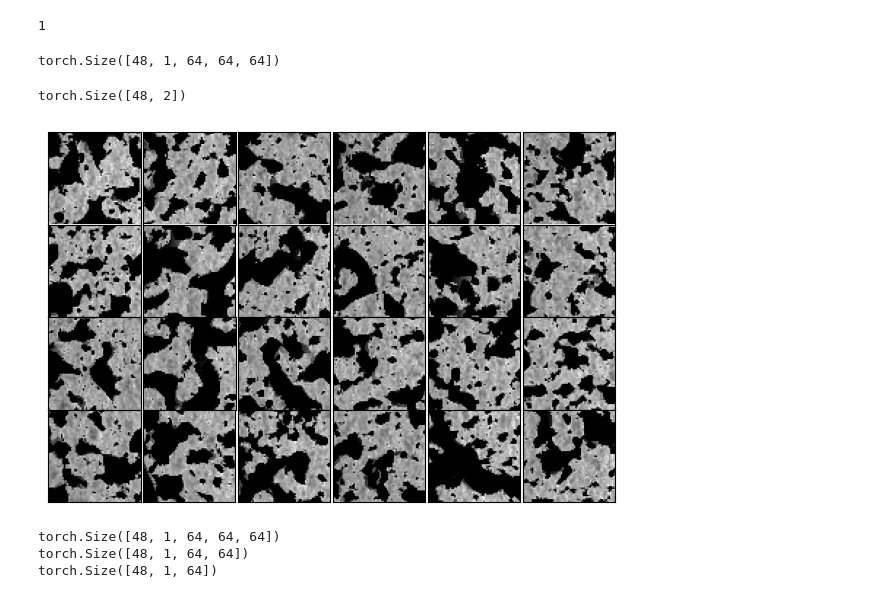
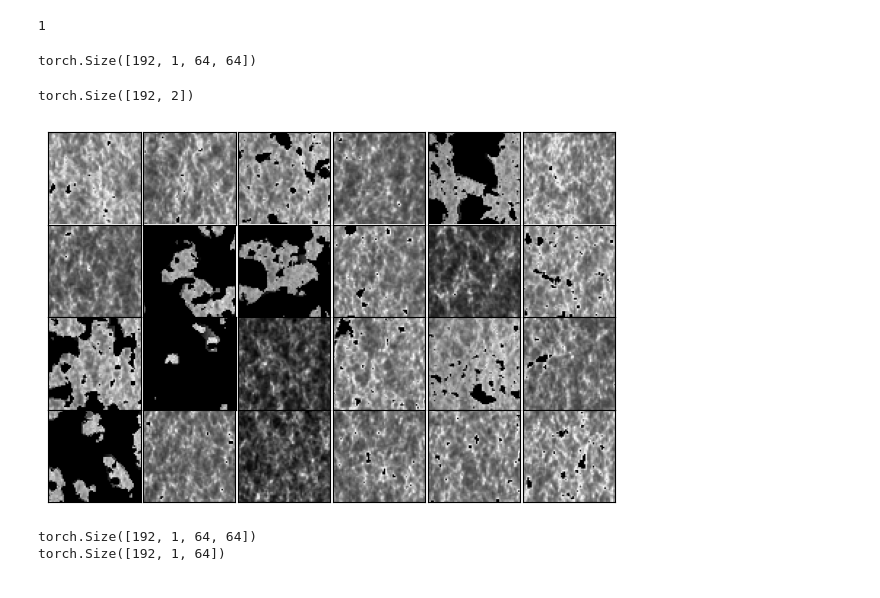
Before and after one commit to Xsmos/ml21cm, a Jupyter notebook: quantify_results.ipynb, the cells around one changed output. Drawn from its saved outputs; the diff is of its cells as text; code cells hidden in the pictures.

```diff
--- a/quantify_results.ipynb
+++ b/quantify_results.ipynb
@@ -8,6 +8,6 @@ from scipy.fftpack import fft, fftshift, ifft
 from scipy.fftpack import fftfreq
 import torch
 # %%
-dataset = Dataset4h5('/storage/home/hcoda1/3/bxia34/scratch/LEN128-DIM64-CUB8-4.4-131.341.h5', num_image=48, num_redshift=64, HII_DIM=64, rescale=False, dim=3)
+dataset = Dataset4h5('/storage/home/hcoda1/3/bxia34/scratch/LEN128-DIM64-CUB8.h5', num_image=192, num_redshift=64, HII_DIM=64, rescale=False, dim=2)
 # %% [output]
 dataset content: <KeysViewHDF5 ['brightness_temp', 'density', 'kwargs', 'params', 'redshifts_distances', 'seeds', 'xH_box']>
@@ -32,7 +32,7 @@ los.shape
 # %% [output]
 (2, 64)
 # %%
-dataloader = DataLoader(dataset, batch_size=48)
+dataloader = DataLoader(dataset, batch_size=192)
 # %%
 len(dataloader)
 # %% [output]
@@ -42,47 +42,46 @@ x, c = next(iter(dataloader))
 # %%
 x.shape
 # %% [output]
-torch.Size([48, 1, 64, 64, 64])
+torch.Size([192, 1, 64, 64])
 # %%
 c.shape
 # %% [output]
-torch.Size([48, 2])
+torch.Size([192, 2])
 # %%
 # for i in range(len(x)):
 #     plt.imshow(x[i,0,:,0,:])
 #     plt.show()
 # row = 4
 # col = 6
 # samples = x[:,:,:,0,:]
 def plot(samples, row=4, col=6):
     plt.figure(figsize = (6,4))
     for i in range(24):
         plt.subplot(row,col,i+1)
         plt.imshow(samples[i,0,:,:], cmap='gray')#, vmin=-1, vmax=1)
         plt.xticks([])
         plt.yticks([])
         # plt.show()
     # plt.suptitle('simulations')
     plt.tight_layout()
     plt.subplots_adjust(wspace=0, hspace=0)
     plt.show()
 
-plot(x[:,:,:,0,:])
+plot(x[:,:,:,:])
 # %% [output]
-[figure, old version]
+[figure, new version]
 # %%
 print(x.shape)
 Tb = torch.mean(x, axis=2)
 print(Tb.shape)
-Tb = torch.mean(Tb, axis=2)
-print(Tb.shape)
+# Tb = torch.mean(Tb, axis=2)
+# print(Tb.shape)
 # print(Tb.shape)
 # print(Tb[:,0,:].shape)
 # print(Tb[:10, 0, :].shape)
 # %% [output]
-torch.Size([48, 1, 64, 64, 64])
-torch.Size([48, 1, 64, 64])
-torch.Size([48, 1, 64])
+torch.Size([192, 1, 64, 64])
+torch.Size([192, 1, 64])
 # %%
 plt.plot(los[0,:], Tb[:,0,:].mean(axis=0))
 for i in range(24):
```
Also changed, not shown: parts of 10 cells of this notebook, 1 other file.
